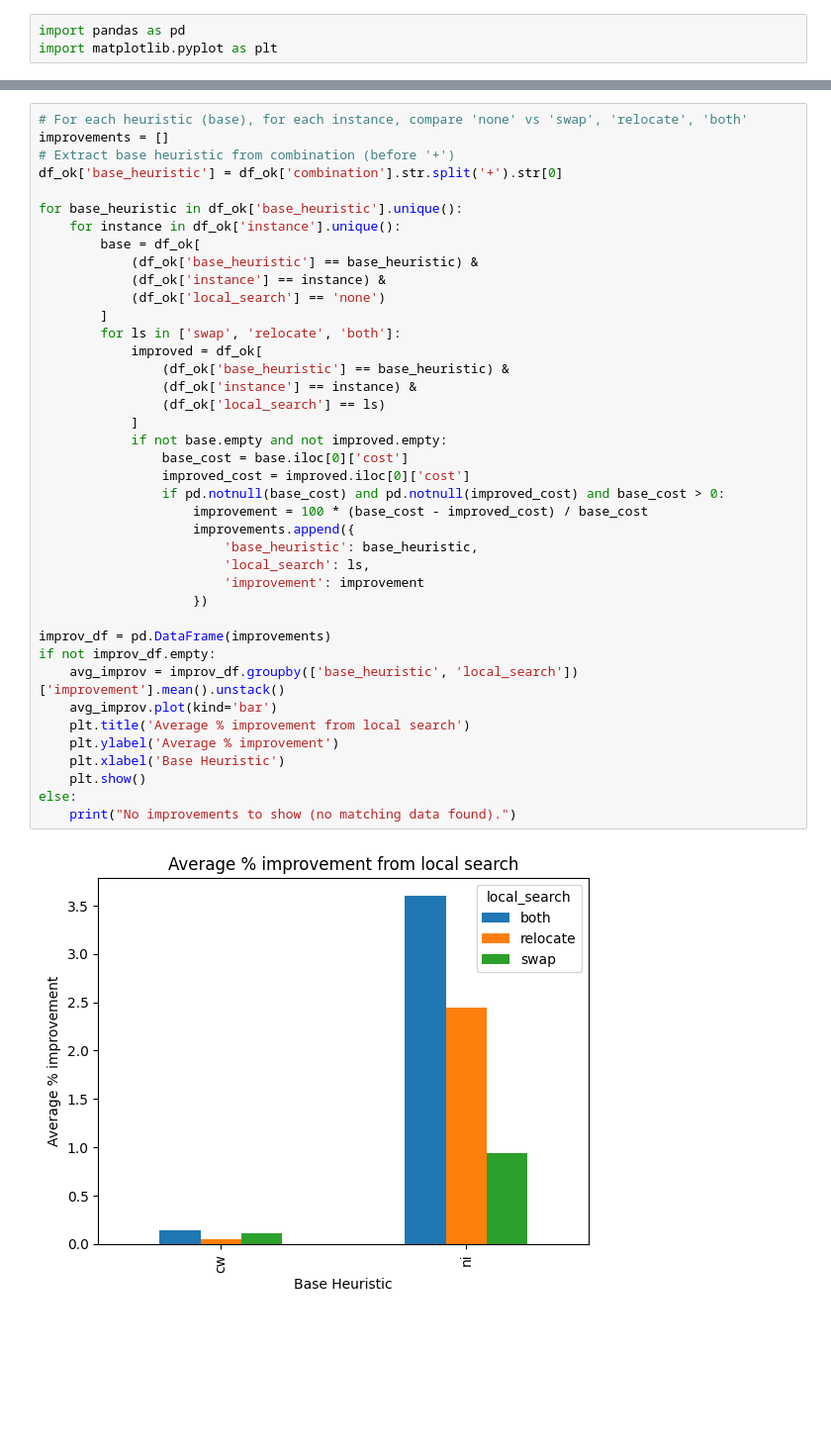
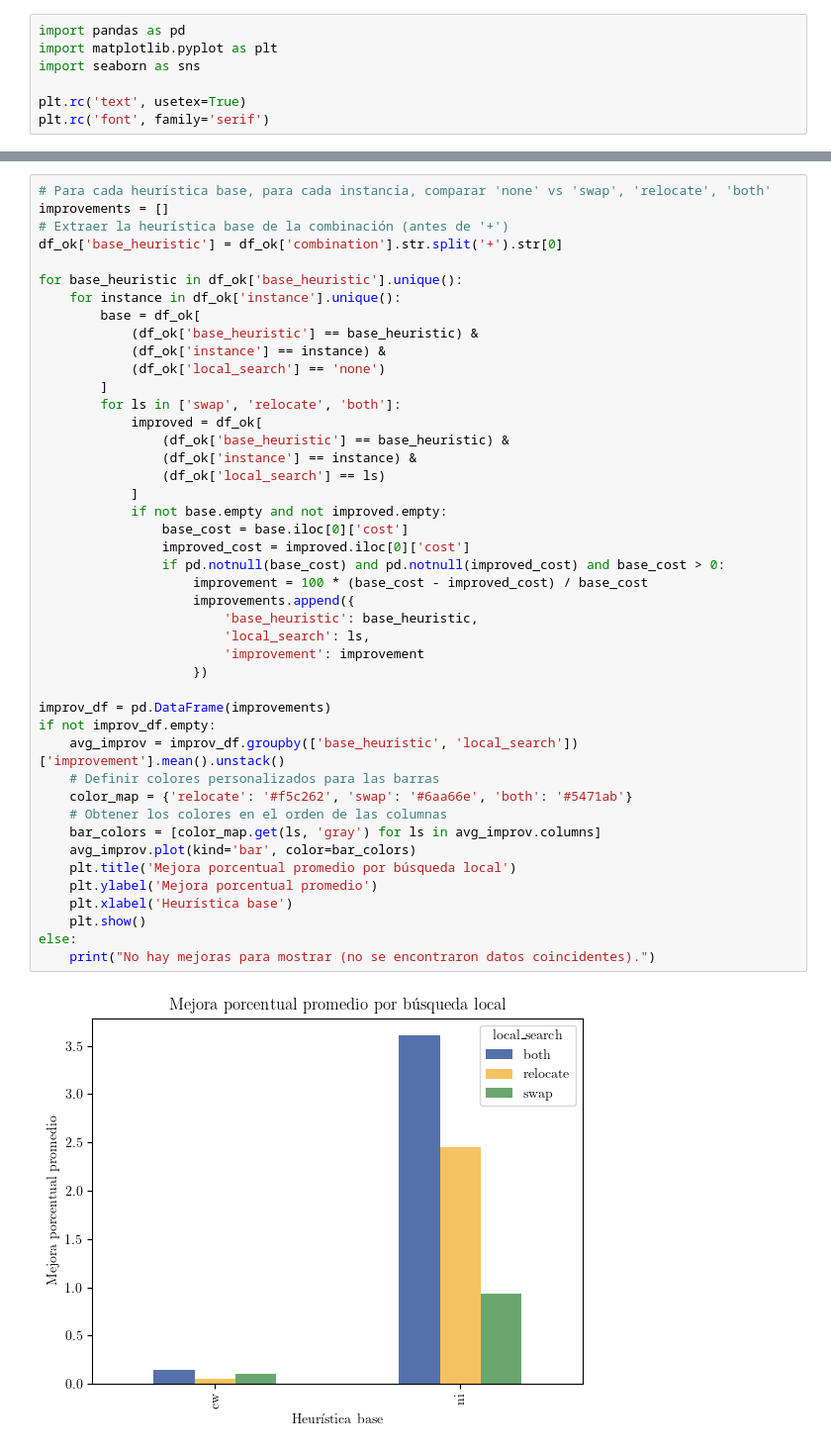
Before and after one commit to ngalindez/TD5-TP2, a Jupyter notebook: experiments/graficos.ipynb, the cells around one changed output, grey strips where cells are left out. Shown at 99% size. Saved outputs shown, nothing was run; the diff lists cells and outputs as text; blank space fills up the shorter version.

```diff
--- a/experiments/graficos.ipynb
+++ b/experiments/graficos.ipynb
@@ -10,4 +1,8 @@
 # %%
 import pandas as pd
 import matplotlib.pyplot as plt
+import seaborn as sns
+
+plt.rc('text', usetex=True)
+plt.rc('font', family='serif')
 # %%
@@ -144,43 +133,47 @@ plt.show()
 # %%
-# For each heuristic (base), for each instance, compare 'none' vs 'swap', 'relocate', 'both'
+# Para cada heurística base, para cada instancia, comparar 'none' vs 'swap', 'relocate', 'both'
 improvements = []
-# Extract base heuristic from combination (before '+')
+# Extraer la heurística base de la combinación (antes de '+')
 df_ok['base_heuristic'] = df_ok['combination'].str.split('+').str[0]
 
 for base_heuristic in df_ok['base_heuristic'].unique():
     for instance in df_ok['instance'].unique():
         base = df_ok[
             (df_ok['base_heuristic'] == base_heuristic) &
             (df_ok['instance'] == instance) &
             (df_ok['local_search'] == 'none')
         ]
         for ls in ['swap', 'relocate', 'both']:
             improved = df_ok[
                 (df_ok['base_heuristic'] == base_heuristic) &
                 (df_ok['instance'] == instance) &
                 (df_ok['local_search'] == ls)
             ]
             if not base.empty and not improved.empty:
                 base_cost = base.iloc[0]['cost']
                 improved_cost = improved.iloc[0]['cost']
                 if pd.notnull(base_cost) and pd.notnull(improved_cost) and base_cost > 0:
                     improvement = 100 * (base_cost - improved_cost) / base_cost
                     improvements.append({
                         'base_heuristic': base_heuristic,
                         'local_search': ls,
                         'improvement': improvement
                     })
 
 improv_df = pd.DataFrame(improvements)
 if not improv_df.empty:
     avg_improv = improv_df.groupby(['base_heuristic', 'local_search'])['improvement'].mean().unstack()
-    avg_improv.plot(kind='bar')
-    plt.title('Average % improvement from local search')
-    plt.ylabel('Average % improvement')
-    plt.xlabel('Base Heuristic')
+    # Definir colores personalizados para las barras
+    color_map = {'relocate': '#f5c262', 'swap': '#6aa66e', 'both': '#5471ab'}
+    # Obtener los colores en el orden de las columnas
+    bar_colors = [color_map.get(ls, 'gray') for ls in avg_improv.columns]
+    avg_improv.plot(kind='bar', color=bar_colors)
+    plt.title('Mejora porcentual promedio por búsqueda local')
+    plt.ylabel('Mejora porcentual promedio')
+    plt.xlabel('Heurística base')
     plt.show()
 else:
-    print("No improvements to show (no matching data found).")
+    print("No hay mejoras para mostrar (no se encontraron datos coincidentes).")
 # %% [output]
-[figure, old version]
+[figure, new version]
 # %%
```
Also changed, not shown: parts of 11 cells of this notebook.
